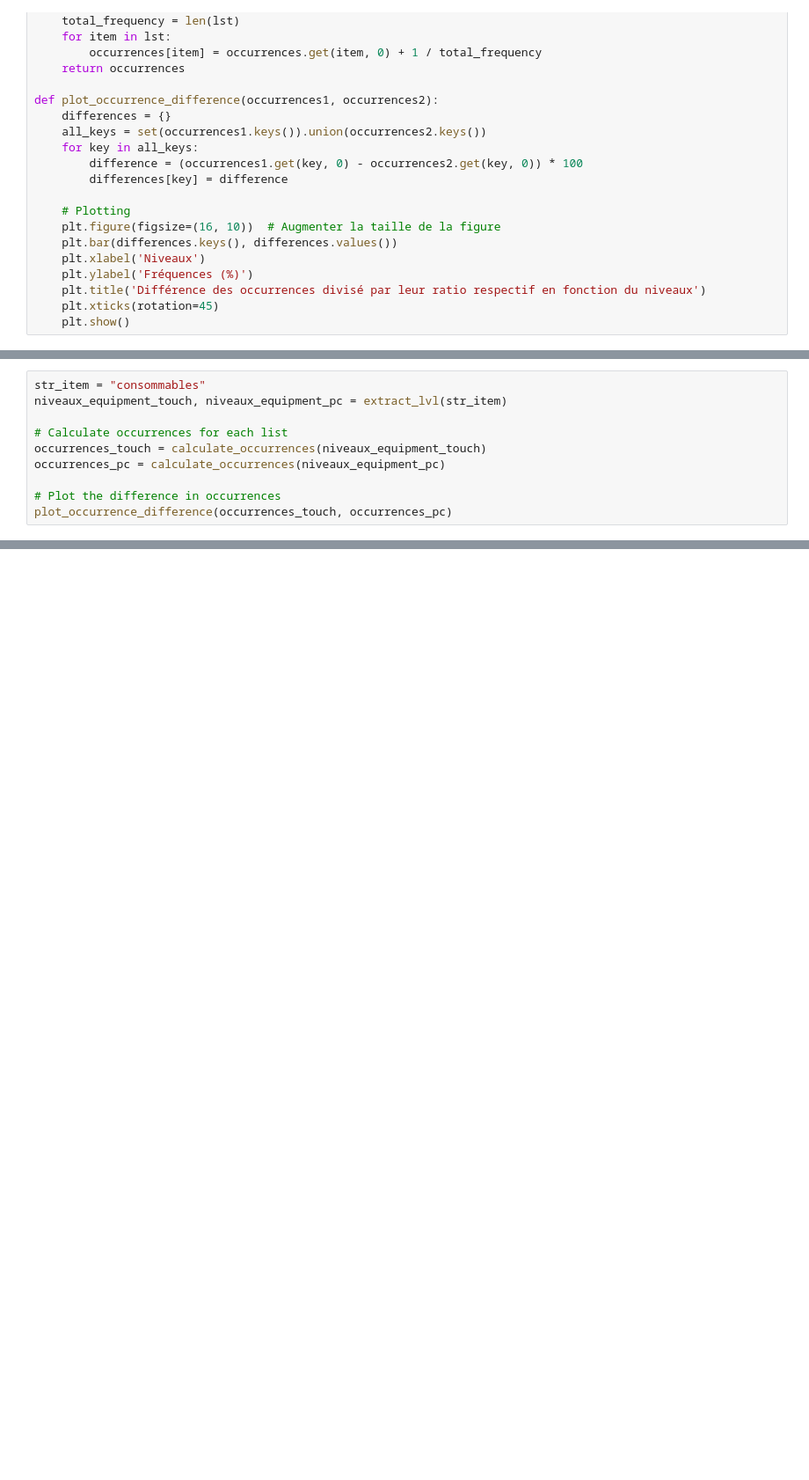
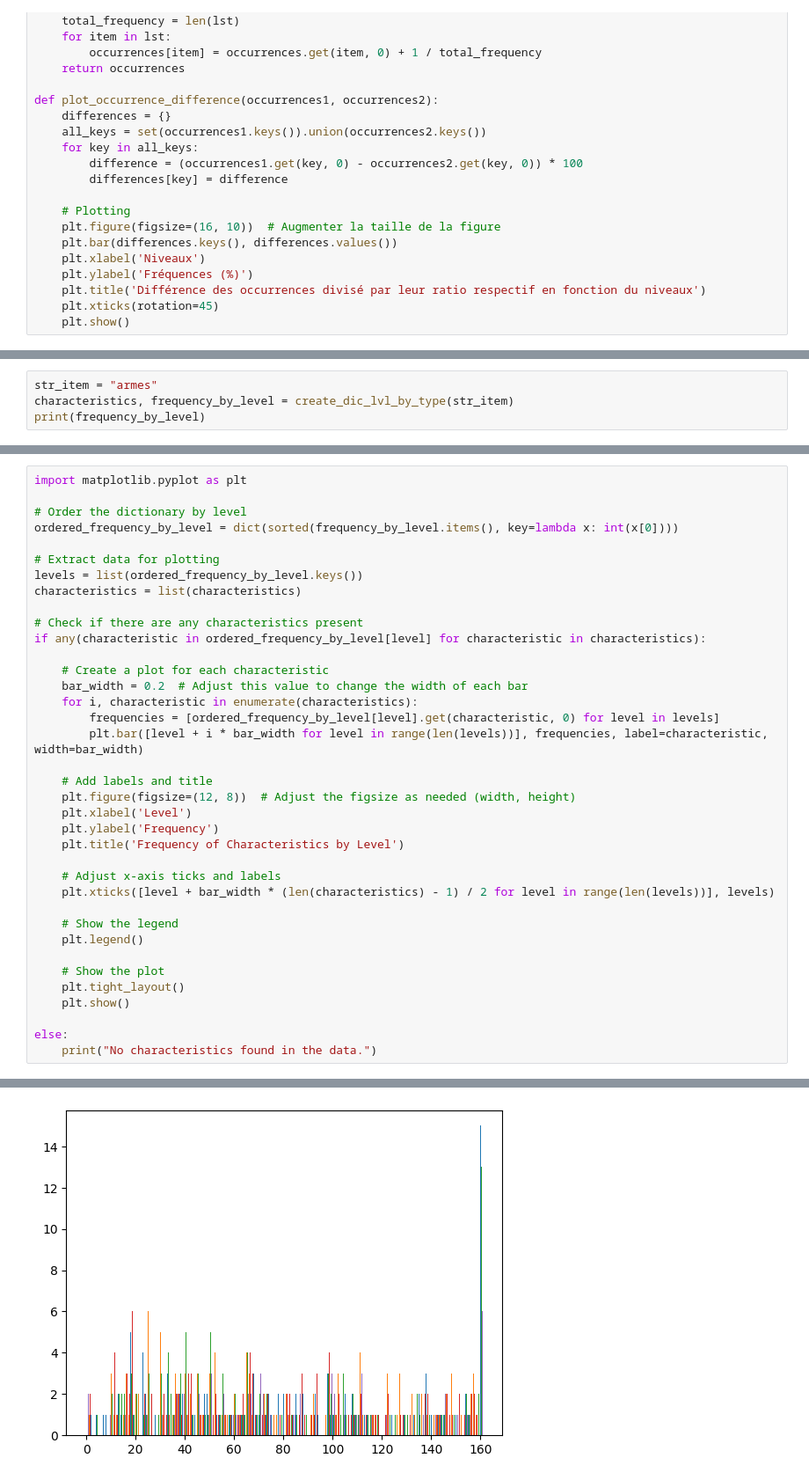
Before and after one commit to Plogeur/Dofus-touch-economic, a Jupyter notebook: items.ipynb, the cells around one changed output, grey strips where cells are left out. Shown at 88% size. Drawn from its saved outputs; the diff is of its cells as text; blank space fills up the shorter version.

```diff
--- a/items.ipynb
+++ b/items.ipynb
@@ -255,10 +249,0 @@ def extract_lvl(str_item) :
-# %%
-str_item = "consommables"
-niveaux_equipment_touch, niveaux_equipment_pc = extract_lvl(str_item)
-
-# Calculate occurrences for each list
-occurrences_touch = calculate_occurrences(niveaux_equipment_touch)
-occurrences_pc = calculate_occurrences(niveaux_equipment_pc)
-
-# Plot the difference in occurrences
-plot_occurrence_difference(occurrences_touch, occurrences_pc)
@@ -266,0 +274,4 @@ plot_occurrence_difference(occurrences_touch, occurrences_pc)
+# %%
+str_item = "armes"
+characteristics, frequency_by_level = create_dic_lvl_by_type(str_item)
+print(frequency_by_level)
@@ -266,0 +280,38 @@ plot_occurrence_difference(occurrences_touch, occurrences_pc)
+# %%
+import matplotlib.pyplot as plt
+
+# Order the dictionary by level
+ordered_frequency_by_level = dict(sorted(frequency_by_level.items(), key=lambda x: int(x[0])))
+
+# Extract data for plotting
+levels = list(ordered_frequency_by_level.keys())
+characteristics = list(characteristics)
+
+# Check if there are any characteristics present
+if any(characteristic in ordered_frequency_by_level[level] for characteristic in characteristics):
+
+    # Create a plot for each characteristic
+    bar_width = 0.2  # Adjust this value to change the width of each bar
+    for i, characteristic in enumerate(characteristics):
+        frequencies = [ordered_frequency_by_level[level].get(characteristic, 0) for level in levels]
+        plt.bar([level + i * bar_width for level in range(len(levels))], frequencies, label=characteristic, width=bar_width)
+
+    # Add labels and title
+    plt.figure(figsize=(12, 8))  # Adjust the figsize as needed (width, height)
+    plt.xlabel('Level')
+    plt.ylabel('Frequency')
+    plt.title('Frequency of Characteristics by Level')
+
+    # Adjust x-axis ticks and labels
+    plt.xticks([level + bar_width * (len(characteristics) - 1) / 2 for level in range(len(levels))], levels)
+
+    # Show the legend
+    plt.legend()
+
+    # Show the plot
+    plt.tight_layout()
+    plt.show()
+
+else:
+    print("No characteristics found in the data.")
+# %% [output]
@@ -266,0 +319 @@ plot_occurrence_difference(occurrences_touch, occurrences_pc)
+[figure, added]
```
Also changed, not shown: parts of 10 cells of this notebook, 1 other file.
